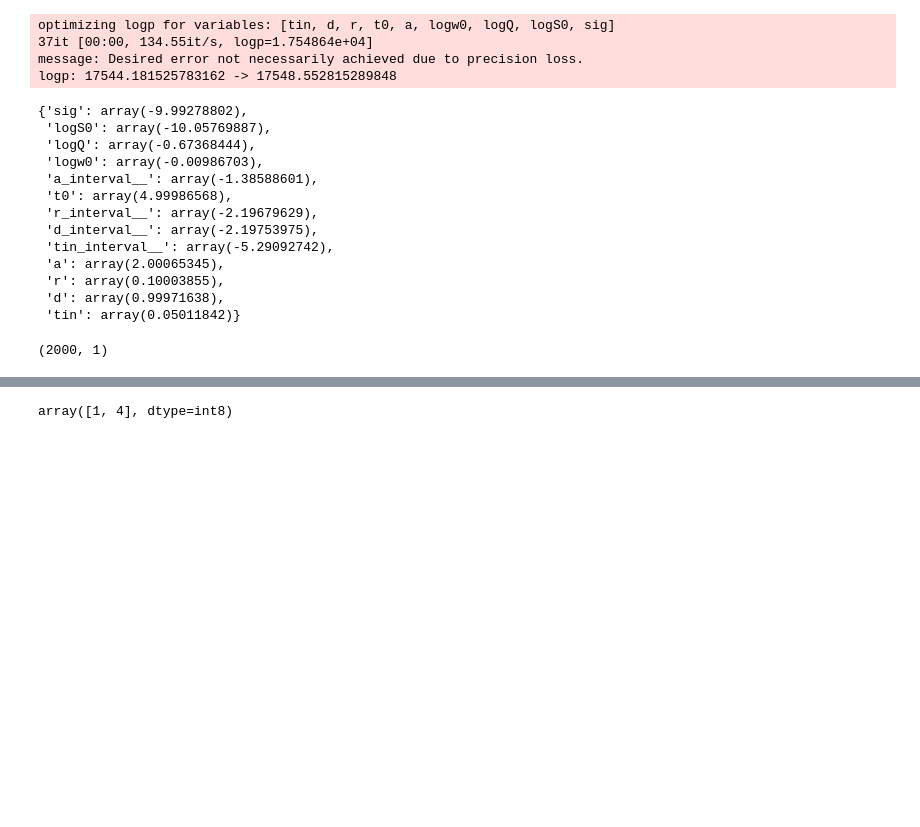
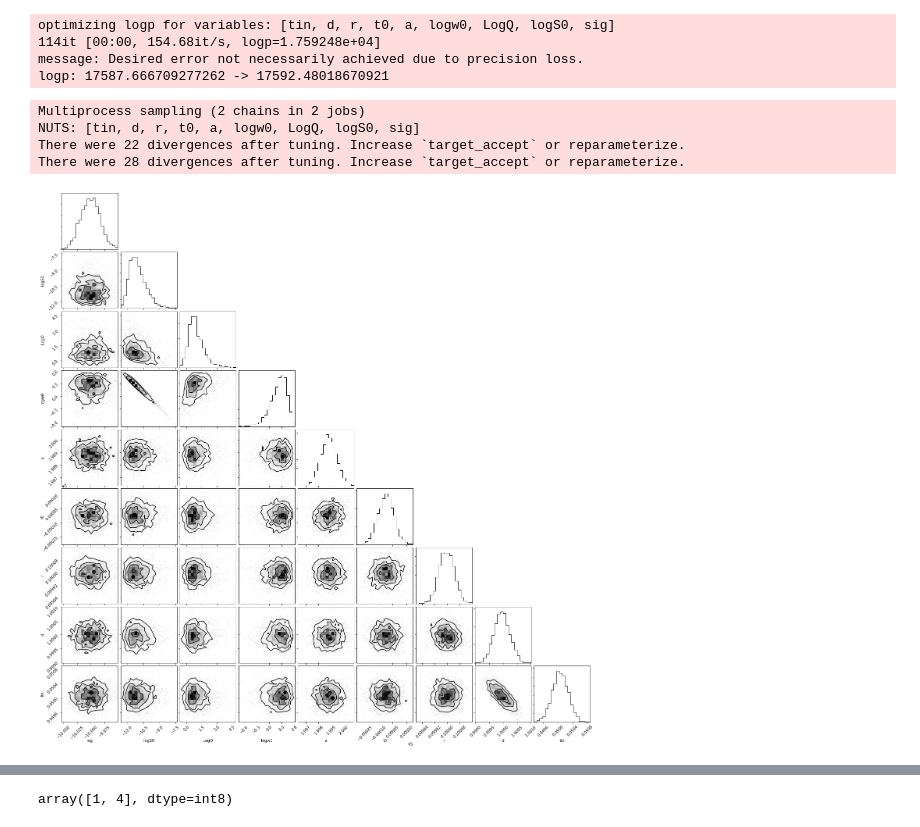
Before and after one commit to tagordon/mwtransits, a Jupyter notebook: Untitled1.ipynb, the cells around one changed output, grey strips where cells are left out. Cells and saved outputs as stored; diff of their text form; code cells hidden in the pictures; blank space fills up the shorter version.

```diff
--- a/Untitled1.ipynb
+++ b/Untitled1.ipynb
@@ -52,21 +55,29 @@ with pm.Model() as model:
     sig = pm.Normal("sig", mu=2*logsig_init, sd=5.0, testval=logsig_init)
 
     # The parameters of the SHOTerm kernel
-    logS0 = pm.Normal("logS0", mu=logS0_init, sd=5.0, testval=logS0_init)
-    logQ = pm.Normal("logQ", mu=logQ_init, sd=5.0, testval=logQ_init)
-    logw0 = pm.Normal("logw0", mu=logw0_init, sd=5.0, testval=logw0_init)
+    #logS0 = pm.Normal("logS0", mu=logS0_init, sd=5.0, testval=logS0_init)
+    logS0 = pm.Uniform("logS0", lower=-20.0, upper=0.0, testval=logS0_init)
+    #logQ = pm.Normal("logQ", mu=logQ_init, sd=5.0, testval=logQ_init)
+    logQ = pm.Uniform("LogQ", lower=-20.0, upper=20.0, testval=logQ_init)
+    #logw0 = pm.Normal("logw0", mu=logw0_init, sd=5.0, testval=logw0_init)
+    logw0 = pm.Uniform("logw0", lower=-20.0, upper=20.0, testval=logw0_init)
 
     # multi-wavelength parameters
     #BoundedNormal = pm.Bound(pm.Normal, lower=1.0, upper=10.0)
-    a = BoundedNormal("a", mu=2.0, sd=5.0, testval=2.0)
+    #a = BoundedNormal("a", mu=2.0, sd=5.0, testval=2.0)
+    a = pm.Uniform("a", lower=1.0, upper=10.0, testval=2.0)
 
     # The parameters for the transit mean function
-    t0 = pm.Normal("t0", mu=t0_init, sd=5.0, testval=t0_init)
-    BoundedNormal = pm.Bound(pm.Normal, lower=0.0, upper=1.0)
-    r = BoundedNormal("r", mu=r_init, sd=1.0, testval=r_init)
-    BoundedNormal = pm.Bound(pm.Normal, lower=0.0, upper=10.0)
-    d = BoundedNormal("d", mu=d_init, sd=5.0, testval=d_init)
-    tin = BoundedNormal("tin", mu=tin_init, sd=5.0, testval=tin_init)
+    #t0 = pm.Normal("t0", mu=t0_init, sd=5.0, testval=t0_init)
+    t0 = pm.Uniform("t0", lower=t[0], upper=t[-1], testval=t0_init)
+    #BoundedNormal = pm.Bound(pm.Normal, lower=0.0, upper=1.0)
+    #r = BoundedNormal("r", mu=r_init, sd=1.0, testval=r_init)
+    r = pm.Uniform("r", lower=0.0, upper=1.0, testval=r_init)
+    #BoundedNormal = pm.Bound(pm.Normal, lower=0.0, upper=10.0)
+    #d = BoundedNormal("d", mu=d_init, sd=5.0, testval=d_init)
+    d = pm.Uniform("d", lower=0.0, upper=10.0, testval=d_init)
+    #tin = BoundedNormal("tin", mu=tin_init, sd=5.0, testval=tin_init)
+    tin = pm.Uniform("tin", lower=0.0, upper=10.0, testval=tin_init)
 
     # Deterministics
     # mean = pm.Deterministic("mean", utils.transit(t, t0, r, d, tin))
@@ -96,27 +107,29 @@ with pm.Model() as model:
 with model:
     map_soln = xo.optimize(start=model.test_point)
 # %% [output]
-optimizing logp for variables: [tin, d, r, t0, a, logw0, logQ, logS0, sig]
-37it [00:00, 134.55it/s, logp=1.754864e+04]
+optimizing logp for variables: [tin, d, r, t0, a, logw0, LogQ, logS0, sig]
+114it [00:00, 154.68it/s, logp=1.759248e+04]
 message: Desired error not necessarily achieved due to precision loss.
-logp: 17544.181525783162 -> 17548.552815289848
+logp: 17587.666709277262 -> 17592.48018670921
-# %%
-map_soln
-# %% [output]
-{'sig': array(-9.99278802),
- 'logS0': array(-10.05769887),
- 'logQ': array(-0.67368444),
- 'logw0': array(-0.00986703),
- 'a_interval__': array(-1.38588601),
- 't0': array(4.99986568),
- 'r_interval__': array(-2.19679629),
- 'd_interval__': array(-2.19753975),
- 'tin_interval__': array(-5.29092742),
- 'a': array(2.00065345),
- 'r': array(0.10003855),
- 'd': array(0.99971638),
- 'tin': array(0.05011842)}
-# %%
-n.shape
-# %% [output]
-(2000, 1)
+# %%
+with model:
+    trace = pm.sample(
+        tune=1000,
+        draws=1000,
+        start=map_soln,
+        cores=2,
+        chains=2,
+        step=xo.get_dense_nuts_step(target_accept=0.9),
+    )
+# %% [output]
+Multiprocess sampling (2 chains in 2 jobs)
+NUTS: [tin, d, r, t0, a, logw0, LogQ, logS0, sig]
+There were 22 divergences after tuning. Increase `target_accept` or reparameterize.
+There were 28 divergences after tuning. Increase `target_accept` or reparameterize.
+# %%
+import corner
+
+samples = pm.trace_to_dataframe(trace)
+_ = corner.corner(samples)
+# %% [output]
+[figure, added]
```
Also changed, not shown: parts of 5 cells of this notebook, 1 other file.
